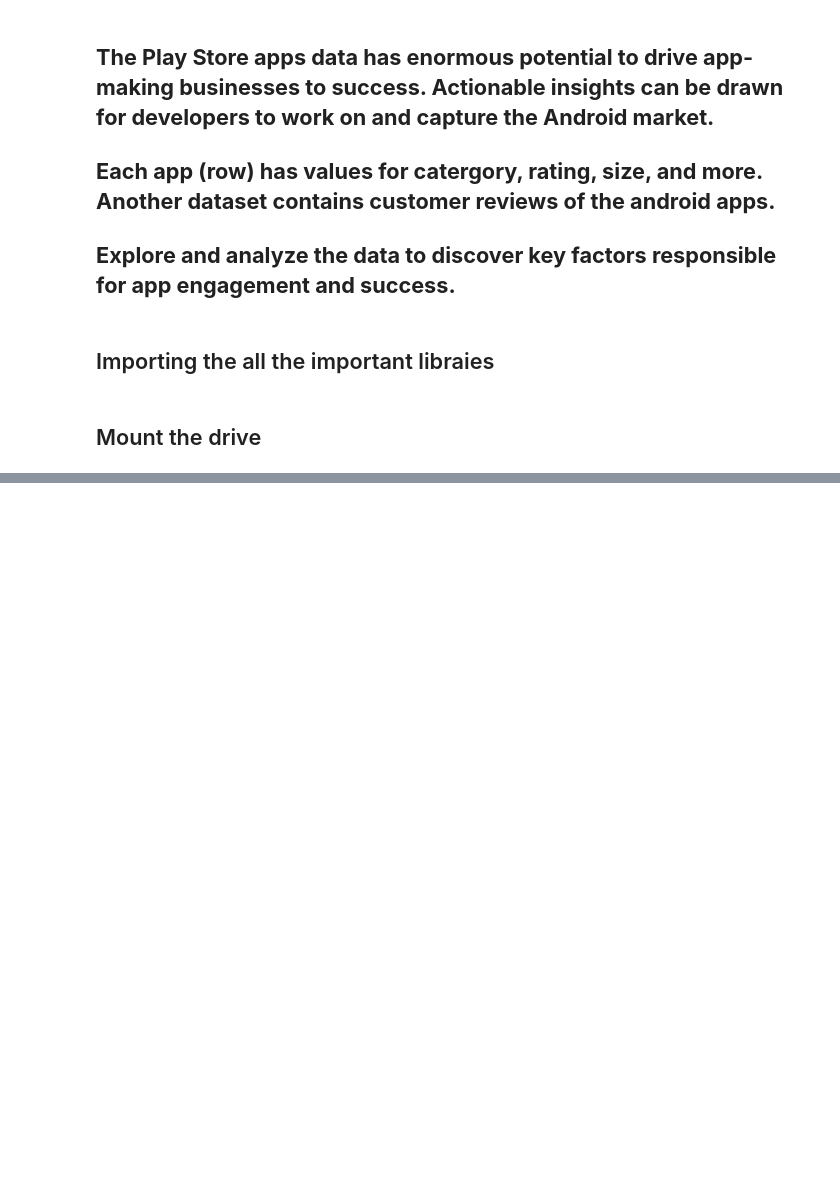
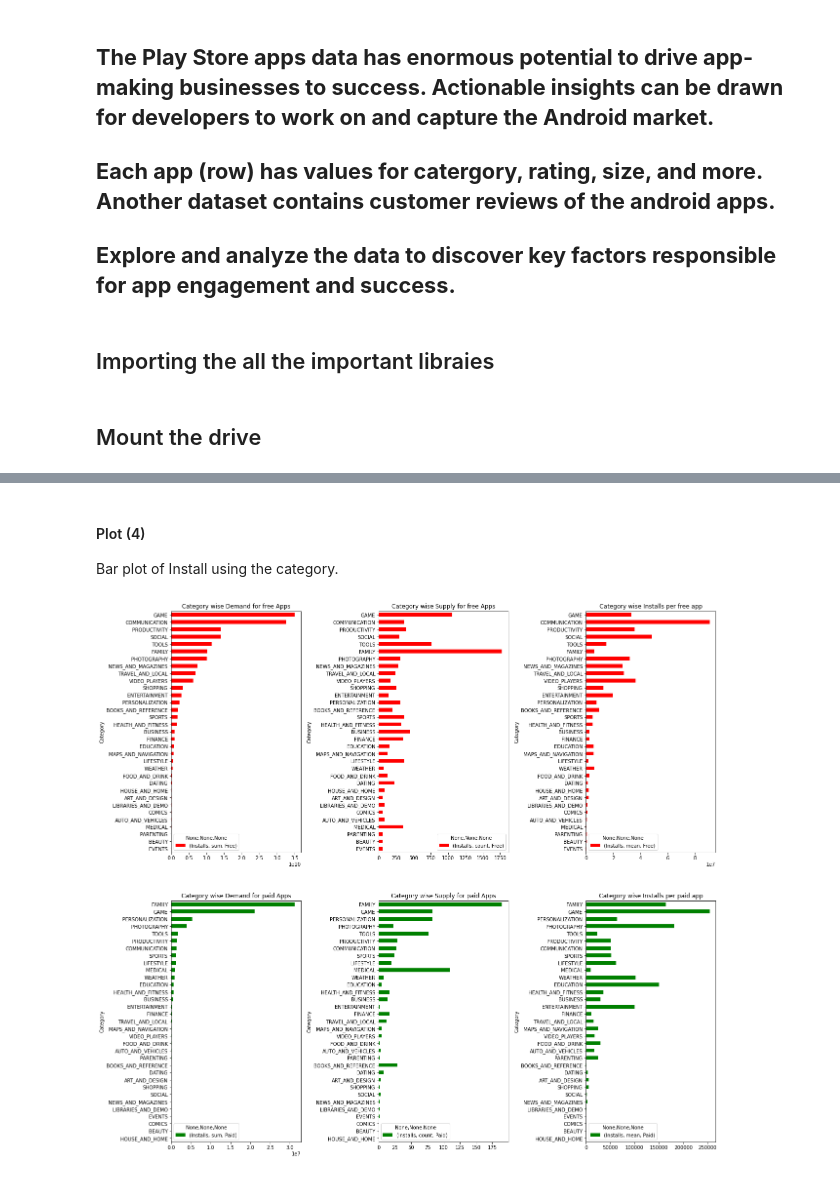
Before and after one commit to BharatSingla12/Play-Store-App-Review-Analysis-EDA-, a Jupyter notebook: Play_Store_App_Review_Analysis_Capstone_Project.ipynb, the cells around one changed output, grey strips where cells are left out. Saved outputs shown, nothing was run; the diff lists cells and outputs as text; code cells hidden in the pictures; blank space fills up the shorter version.

```diff
--- a/Play_Store_App_Review_Analysis_Capstone_Project.ipynb
+++ b/Play_Store_App_Review_Analysis_Capstone_Project.ipynb
@@ -141,0 +410,43 @@ df.head(5)
+# %% [markdown]
+#### Plot (4)
+Bar plot of Install using the category.
+# %%
+# df1 = df[['Installs', 'Category', 'Type']]  # Select the columns
+# df2 = df1.groupby(by= ['Type', 'Category'], as_index=True).sum()  # Create multilayer group by
+# df3 = df2.unstack(level=0)['Installs']      # Unstack using index
+# df4 = df3.reset_index().fillna(0)                  # Reset the index
+# # ax  = df4.plot(x= 'Free', y = 'Category', rot=0, kind='barh', stacked=False, figsize  = (16,10), subplots=True,sharex = False, sharey = True, layout = (1,2))
+
+
+
+# fig, (ax1, ax2) = plt.subplots(1, 2)
+# fig.suptitle('Horizontally stacked subplots')
+# fig.subplots_adjust(hspace=0.5, wspace = 0.5)
+# # plt.figure(figsize=(16,10))
+
+# df4.sort_values(by='Paid', ascending=True).plot(y = 'Paid', x = 'Category',ax =ax1, kind = 'barh', figsize  = (16,10),color= 'red')
+# df4.sort_values(by='Free', ascending=True).plot(y = 'Free', x = 'Category',ax =ax2, kind = 'barh', figsize  = (16,10),color= 'green')
+# plt.show()
+
+
+# =====================================
+df1 = df[['Installs', 'Rating', 'Category', 'Type']]  # Select the columns
+df2 = df1.groupby(by= ['Type', 'Category'], as_index=True).agg(['sum', 'count', 'mean']).unstack(level=0).fillna(0)
+
+fig, axs = plt.subplots(2, 3, figsize  = (20,20))
+# fig.suptitle('Demand and Supply of Category Class')
+fig.subplots_adjust(hspace=0.2, wspace = 0.6)
+
+df2.sort_values(by=('Installs', 'sum', 'Free'), ascending=True).plot(y = ('Installs', 'sum', 'Free'), ax = axs[0, 0], kind = 'barh', color= 'red', title = "Category wise Demand for free Apps")
+df2.sort_values(by=('Installs', 'sum', 'Free'), ascending=True).plot(y = ('Installs', 'count', 'Free'), ax = axs[0, 1], kind = 'barh',color= 'red', title = "Category wise Supply for free Apps")
+df2.sort_values(by=('Installs', 'sum', 'Free'), ascending=True).plot(y = ('Installs', 'mean', 'Free'), ax = axs[0, 2], kind = 'barh',color= 'red', title = "Category wise Installs per free app")
+
+
+df2.sort_values(by=('Installs', 'sum', 'Paid'), ascending=True).plot(y = ('Installs', 'sum', 'Paid'), ax = axs[1, 0], kind = 'barh', color= 'green', title = "Category wise Demand for paid Apps")
+df2.sort_values(by=('Installs', 'sum', 'Paid'), ascending=True).plot(y = ('Installs', 'count', 'Paid'), ax = axs[1, 1], kind = 'barh',color= 'green', title = "Category wise Supply for paid Apps")
+df2.sort_values(by=('Installs', 'sum', 'Paid'), ascending=True).plot(y = ('Installs', 'mean', 'Paid'), ax = axs[1, 2], kind = 'barh',color= 'green', title = "Category wise Installs per paid app")
+
+
+plt.show()
+# %% [output]
+[figure, added]
```
Also changed, not shown: parts of 110 cells of this notebook.
